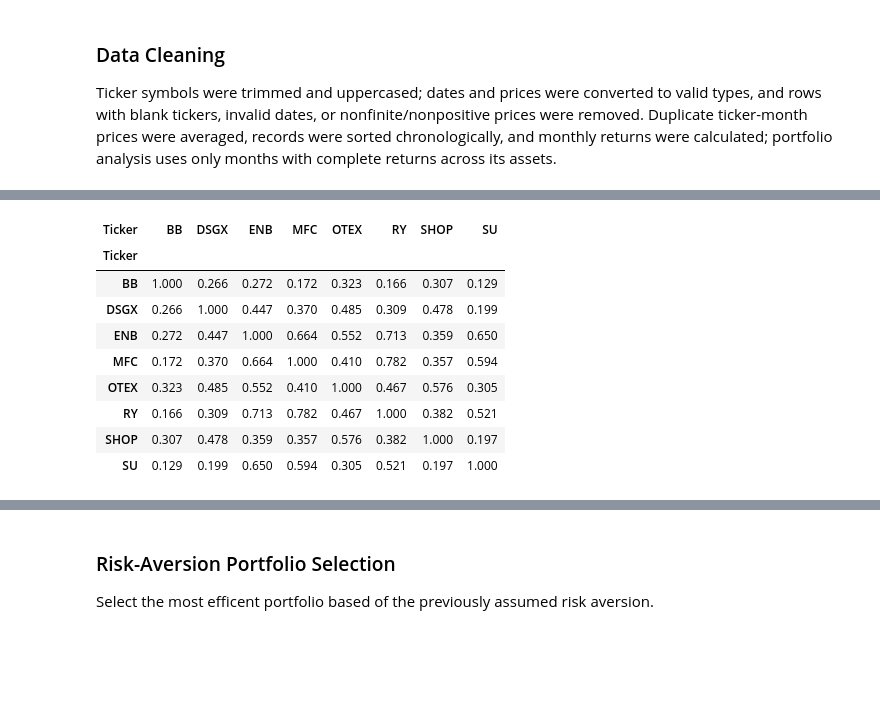
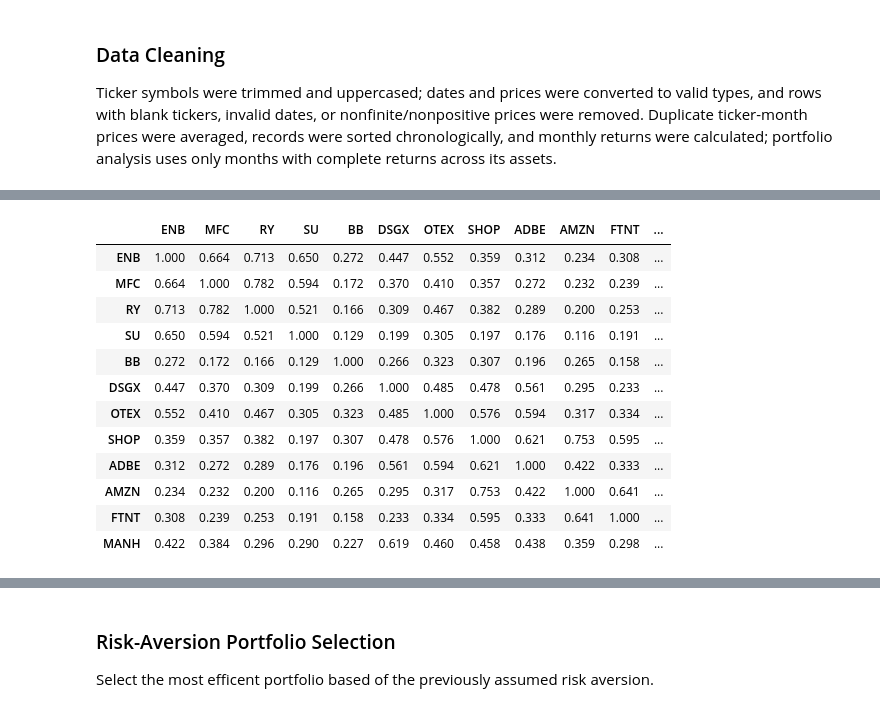
Before and after one commit to Chara1236/CFM301, a Jupyter notebook: PROJ1-CFM301.ipynb, the cells around one changed output, grey strips where cells are left out. Drawn from its saved outputs; the diff is of its cells as text; code cells hidden in the pictures; blank space fills up the shorter version.

Commit message:
combine stats

```diff
--- a/PROJ1-CFM301.ipynb
+++ b/PROJ1-CFM301.ipynb
@@ -281,42 +295,46 @@ analysis = {
     for name, portfolio_returns in portfolios.items()
 }
 
+all_stock_returns = pd.concat(
+    [source["returns"] for source in stocks],
+    axis=1,
+).dropna(how="any")
+all_stock_covariance = all_stock_returns.cov()
+all_stock_correlation = all_stock_returns.corr().rename_axis(index=None, columns=None)
+all_stock_covariance = all_stock_covariance.rename_axis(index=None, columns=None)
+all_stock_statistics = pd.DataFrame(
+    {
+        "Mean Return": all_stock_returns.mean(),
+        "Standard Deviation": all_stock_returns.std(),
+        "Variance": np.diag(all_stock_covariance),
+    },
+    index=all_stock_returns.columns,
+)
+all_stock_statistics.index.name = "Ticker"
+all_stock_statistics = all_stock_statistics.reset_index()
+
 from IPython.display import display
 
-for name, result in analysis.items():
-    variance = pd.Series(
-        np.diag(result["cov_matrix"]),
-        index=result["cov_matrix"].index,
-        name="Variance",
-    )
-    stock_statistics = pd.DataFrame(
+display(
+    all_stock_statistics.style
+    .hide(axis="index")
+    .format(
         {
-            "Mean Return": result["mean_returns"],
-            "Standard Deviation": result["standard_deviations"],
-            "Variance": variance,
+            "Mean Return": "{:.2%}",
+            "Standard Deviation": "{:.2%}",
+            "Variance": "{:.6f}",
         }
     )
-    stock_statistics.index.name = "Ticker"
-
-    display(
-        stock_statistics.style
-        .format(
-            {
-                "Mean Return": "{:.2%}",
-                "Standard Deviation": "{:.2%}",
-                "Variance": "{:.6f}",
-            }
-        )
-        .set_caption(f"{name} | stock statistics")
-    )
-    display(
-        result["correlation_matrix"].style
-        .format("{:.3f}")
-        .set_caption(f"{name} | correlation matrix")
-    )
-    display(
-        result["cov_matrix"].style
-        .format("{:.6f}")
-        .set_caption(f"{name} | covariance matrix")
-    )
+    .set_caption("Combined stock statistics")
+)
+display(
+    all_stock_correlation.style
+    .format("{:.3f}")
+    .set_caption("Combined correlation matrix (row ticker x column ticker)")
+)
+display(
+    all_stock_covariance.style
+    .format("{:.6f}")
+    .set_caption("Combined covariance matrix (row ticker x column ticker)")
+)
 # %% [output]
@@ -335,10 +356,13 @@ Portfolio A Canadian Base + Canadian Tech | correlation matrix
-| Ticker | BB | DSGX | ENB | MFC | OTEX | RY | SHOP | SU |
-| Ticker |  |  |  |  |  |  |  |  |
-| BB | 1.000 | 0.266 | 0.272 | 0.172 | 0.323 | 0.166 | 0.307 | 0.129 |
-| DSGX | 0.266 | 1.000 | 0.447 | 0.370 | 0.485 | 0.309 | 0.478 | 0.199 |
-| ENB | 0.272 | 0.447 | 1.000 | 0.664 | 0.552 | 0.713 | 0.359 | 0.650 |
-| MFC | 0.172 | 0.370 | 0.664 | 1.000 | 0.410 | 0.782 | 0.357 | 0.594 |
-| OTEX | 0.323 | 0.485 | 0.552 | 0.410 | 1.000 | 0.467 | 0.576 | 0.305 |
-| RY | 0.166 | 0.309 | 0.713 | 0.782 | 0.467 | 1.000 | 0.382 | 0.521 |
-| SHOP | 0.307 | 0.478 | 0.359 | 0.357 | 0.576 | 0.382 | 1.000 | 0.197 |
-| SU | 0.129 | 0.199 | 0.650 | 0.594 | 0.305 | 0.521 | 0.197 | 1.000 |
+|  | ENB | MFC | RY | SU | BB | DSGX | OTEX | SHOP | ADBE | AMZN | FTNT | ... |
+| ENB | 1.000 | 0.664 | 0.713 | 0.650 | 0.272 | 0.447 | 0.552 | 0.359 | 0.312 | 0.234 | 0.308 | ... |
+| MFC | 0.664 | 1.000 | 0.782 | 0.594 | 0.172 | 0.370 | 0.410 | 0.357 | 0.272 | 0.232 | 0.239 | ... |
+| RY | 0.713 | 0.782 | 1.000 | 0.521 | 0.166 | 0.309 | 0.467 | 0.382 | 0.289 | 0.200 | 0.253 | ... |
+| SU | 0.650 | 0.594 | 0.521 | 1.000 | 0.129 | 0.199 | 0.305 | 0.197 | 0.176 | 0.116 | 0.191 | ... |
+| BB | 0.272 | 0.172 | 0.166 | 0.129 | 1.000 | 0.266 | 0.323 | 0.307 | 0.196 | 0.265 | 0.158 | ... |
+| DSGX | 0.447 | 0.370 | 0.309 | 0.199 | 0.266 | 1.000 | 0.485 | 0.478 | 0.561 | 0.295 | 0.233 | ... |
+| OTEX | 0.552 | 0.410 | 0.467 | 0.305 | 0.323 | 0.485 | 1.000 | 0.576 | 0.594 | 0.317 | 0.334 | ... |
+| SHOP | 0.359 | 0.357 | 0.382 | 0.197 | 0.307 | 0.478 | 0.576 | 1.000 | 0.621 | 0.753 | 0.595 | ... |
+| ADBE | 0.312 | 0.272 | 0.289 | 0.176 | 0.196 | 0.561 | 0.594 | 0.621 | 1.000 | 0.422 | 0.333 | ... |
+| AMZN | 0.234 | 0.232 | 0.200 | 0.116 | 0.265 | 0.295 | 0.317 | 0.753 | 0.422 | 1.000 | 0.641 | ... |
+| FTNT | 0.308 | 0.239 | 0.253 | 0.191 | 0.158 | 0.233 | 0.334 | 0.595 | 0.333 | 0.641 | 1.000 | ... |
+| MANH | 0.422 | 0.384 | 0.296 | 0.290 | 0.227 | 0.619 | 0.460 | 0.458 | 0.438 | 0.359 | 0.298 | ... |
```
Also changed, not shown: parts of 6 cells of this notebook.
